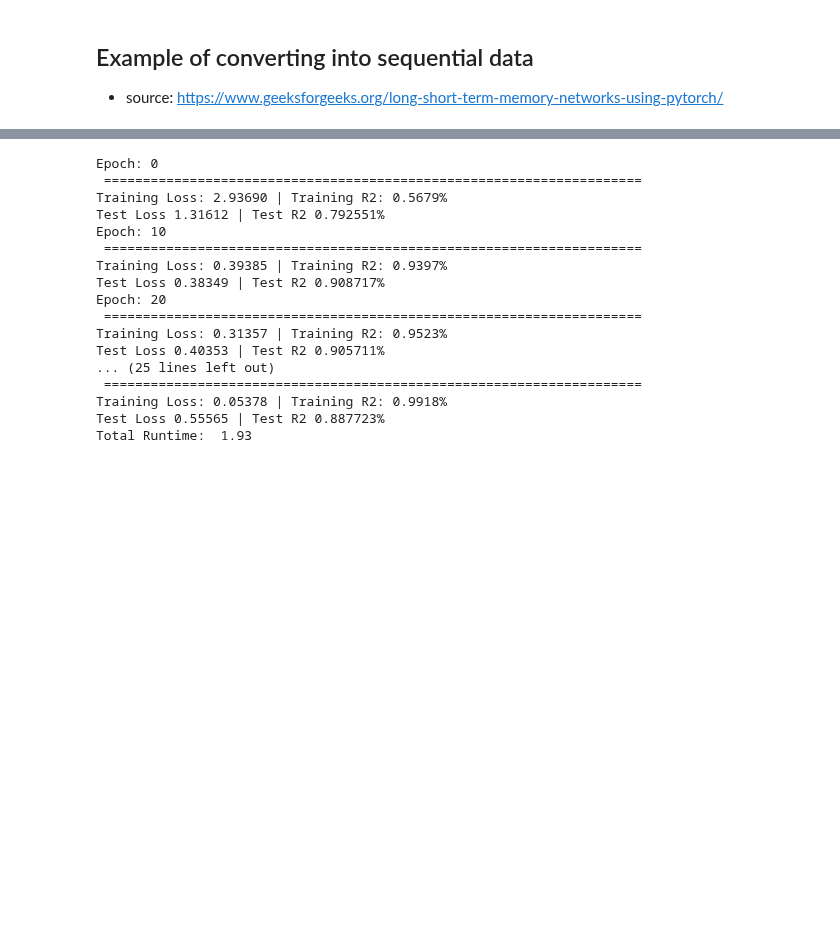
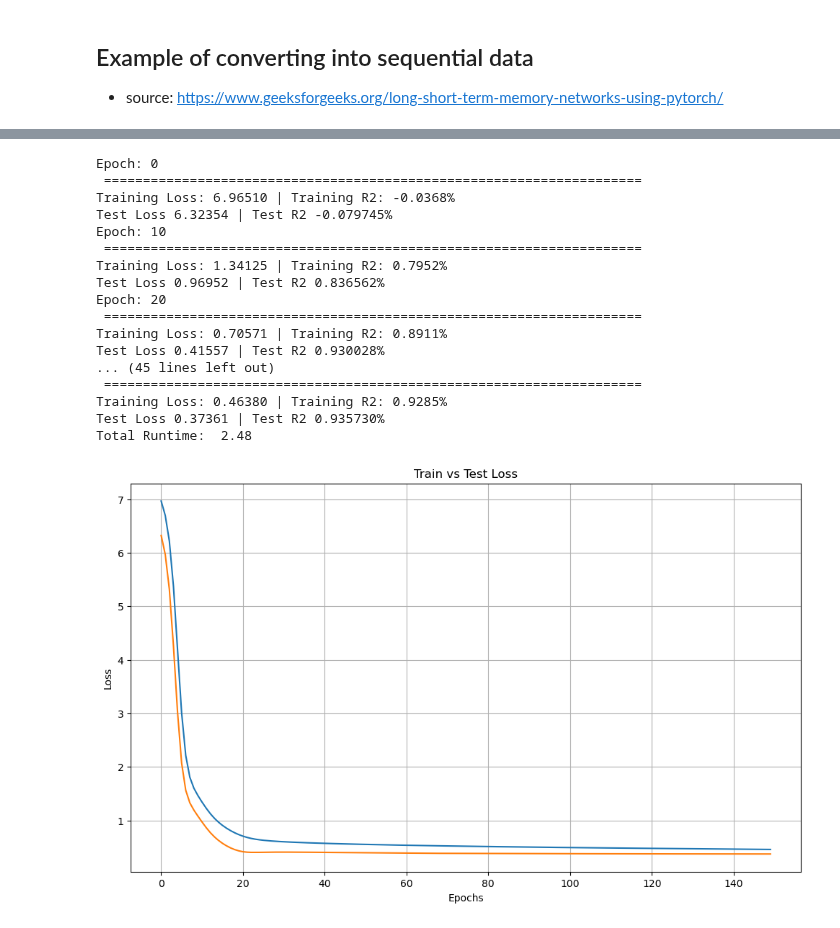
Before and after one commit to Ariestootl/machine_learning, a Jupyter notebook: deep_learning/PyTorch/RNN/CNN-LSTM.ipynb, the cells around one changed output, grey strips where cells are left out. Cells and saved outputs as stored; diff of their text form; code cells hidden in the pictures; blank space fills up the shorter version.

Commit message:
CNN-LSTM model developed for a toy dataset

```diff
--- a/deep_learning/PyTorch/RNN/CNN-LSTM.ipynb
+++ b/deep_learning/PyTorch/RNN/CNN-LSTM.ipynb
@@ -527,6 +527,6 @@ Length of test dataloader: 7 batches of 32
 # %%
 # cnn_params = [16, 32, "MaxPool"]
-cnn_params = [16, 32, 64, "MaxPool"]
+cnn_params = [8, 16, "MaxPool"]
 class CNN1D(nn.Module):
     def __init__(self, input):
         super(CNN1D, self).__init__()
@@ -562,7 +562,7 @@ class MainModel(nn.Module):
         self.num_layers = num_layers
         self.hidden_size = hidden_size
         self.cnn = CNN1D(input_size)
-        self.lstm = nn.LSTM(input_size=64, hidden_size=hidden_size, num_layers=num_layers, batch_first=True)
+        self.lstm = nn.LSTM(input_size=16, hidden_size=hidden_size, num_layers=num_layers, batch_first=True)
         self.fc = nn.Sequential(
             nn.Linear(hidden_size, output_size),
         )
@@ -662,17 +662,17 @@ def calculate_accuracy(y_true, y_pred):
 ## Setup loss function
 loss_fn = nn.MSELoss()
 
-num_of_epochs = 200
+num_of_epochs = 150
 num_loss_steps = 10
-seed_number = 25
-learning_rate = 0.001
+seed_number = 42
+learning_rate = 0.0001
 # %%
 np.random.seed(seed_number)
 torch.manual_seed(seed_number)
 torch.cuda.manual_seed_all(seed_number)
 
 model_Adan = MainModel(input_size=1,
-                       hidden_size=128, num_layers=2, output_size=1).to(device)
+                       hidden_size=50, num_layers=2, output_size=1).to(device)
 
 optimizer_Adan = Adan(params=model_Adan.parameters(),
                       lr=learning_rate,
@@ -719,18 +719,29 @@ print(f"Total Runtime: {total_time_adan / 60: .2f}")
 # %% [output]
 Epoch: 0
  =====================================================================
-Training Loss: 2.93690 | Training R2: 0.5679%
-Test Loss 1.31612 | Test R2 0.792551%
+Training Loss: 6.96510 | Training R2: -0.0368%
+Test Loss 6.32354 | Test R2 -0.079745%
 Epoch: 10
  =====================================================================
-Training Loss: 0.39385 | Training R2: 0.9397%
-Test Loss 0.38349 | Test R2 0.908717%
+Training Loss: 1.34125 | Training R2: 0.7952%
+Test Loss 0.96952 | Test R2 0.836562%
 Epoch: 20
  =====================================================================
-Training Loss: 0.31357 | Training R2: 0.9523%
-Test Loss 0.40353 | Test R2 0.905711%
-... (25 lines left out)
+Training Loss: 0.70571 | Training R2: 0.8911%
+Test Loss 0.41557 | Test R2 0.930028%
+... (45 lines left out)
  =====================================================================
-Training Loss: 0.05378 | Training R2: 0.9918%
-Test Loss 0.55565 | Test R2 0.887723%
-Total Runtime:  1.93
+Training Loss: 0.46380 | Training R2: 0.9285%
+Test Loss 0.37361 | Test R2 0.935730%
+Total Runtime:  2.48
+# %%
+plt.figure(figsize=(12, 7))
+plt.plot(results["train_loss"], label="Train Loss")
+plt.plot(results["test_loss"], label="Test Loss")
+plt.title("Train vs Test Loss")
+plt.xlabel("Epochs")
+plt.ylabel("Loss")
+plt.grid(True)
+plt.show()
+# %% [output]
+[figure, added]
```
Also changed, not shown: parts of 5 cells of this notebook, 1 other file.
